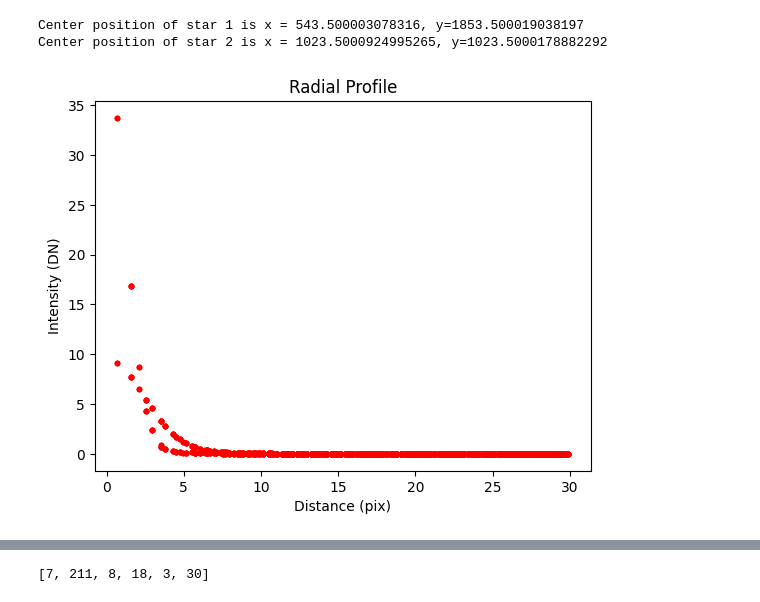
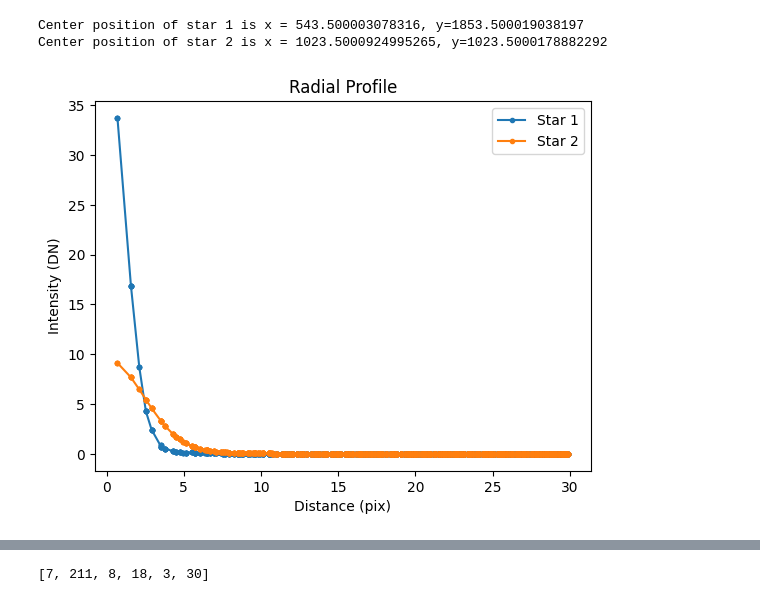
Before and after one commit to amedina695/lectures_git, a Jupyter notebook: midterm/Midterm_F25-classroom.ipynb, the cells around one changed output, grey strips where cells are left out. Cells and saved outputs as stored; diff of their text form; code cells hidden in the pictures.

```diff
--- a/midterm/Midterm_F25-classroom.ipynb
+++ b/midterm/Midterm_F25-classroom.ipynb
@@ -610,11 +652,14 @@ starclean = np.median(starsig, axis = 0)
 # %%
+# Assuming Gaussian
+# Eyeballing centers for guess
+
 def findcenter(cleanimg, guess):
     """
     quess: array
         guesses for center x, y
         and width and height
     """
-    (fw, fc, fh, fe) = g.fitgaussian(starclean, guess=guess)
+    (fw, fc, fh, fe) = g.fitgaussian(cleanimg, guess=guess)
     return fw, fc, fh, fe
 
 star1guess = ((0.9, 0.9), (1853, 544), 650)
@@ -636,46 +681,45 @@ Center position of star 2 is x = 1023.5000924995265, y=1023.5000178882292
 
 pbin = 30
 
-def get_radial_profile(image, center, rmax=30):
+def get_radial_profile(image, center):
     """
     Compute the radial profile of a star image.
 
     Parameters
     ----------
-    image : 2D array
-        Image (e.g. median-combined or subimage of a star).
+    image : array_like
+        Clean image.
     center : tuple
-        (y, x) center coordinates of the star.
-    rmax : float, optional
-        Maximum radius (pixels) to include in profile.
+        Center coordinates of the star.
 
     Returns
     -------
     bins : array
         Radial bin centers.
     rp_vals : array
         Mean intensity values per bin.
     sr : array
-        Sampled radii for simulated profile.
+        Radii for simulated profile.
     sim : array
-        Sampled intensities for simulated profile.
+        Intensities for simulated profile.
     incl : array
-        Indices for radii within rmax.
+        Indices for radii to plot.
     """
     bins, rp_vals, sr, sim = rp.radprof(image, center[0], center[1])
     incl = np.where(sr <= pbin)[0]
     return bins, rp_vals, sr, sim, incl
 
 bins1, rp_vals1, sr1, sim1, incl1 = get_radial_profile(starclean, star1vals[1])
 bins2, rp_vals2, sr2, sim2, incl2 = get_radial_profile(starclean, star2vals[1])
 
 plt.figure()
-plt.plot(sr1[incl1], sim1[incl1], '.r')
-plt.plot(sr2[incl2], sim2[incl2], '.r')
+plt.plot(sr1[incl1], sim1[incl1], marker='.', label='Star 1')
+plt.plot(sr2[incl2], sim2[incl2], marker='.', label='Star 2')
 plt.xlabel('Distance (pix)')
 plt.ylabel('Intensity (DN)')
 plt.title('Radial Profile')
+plt.legend()
 plt.show()
 # %% [output]
-[figure, old version]
+[figure, new version]
 # %%
```
Also changed, not shown: parts of 16 cells of this notebook, 3 other files.
